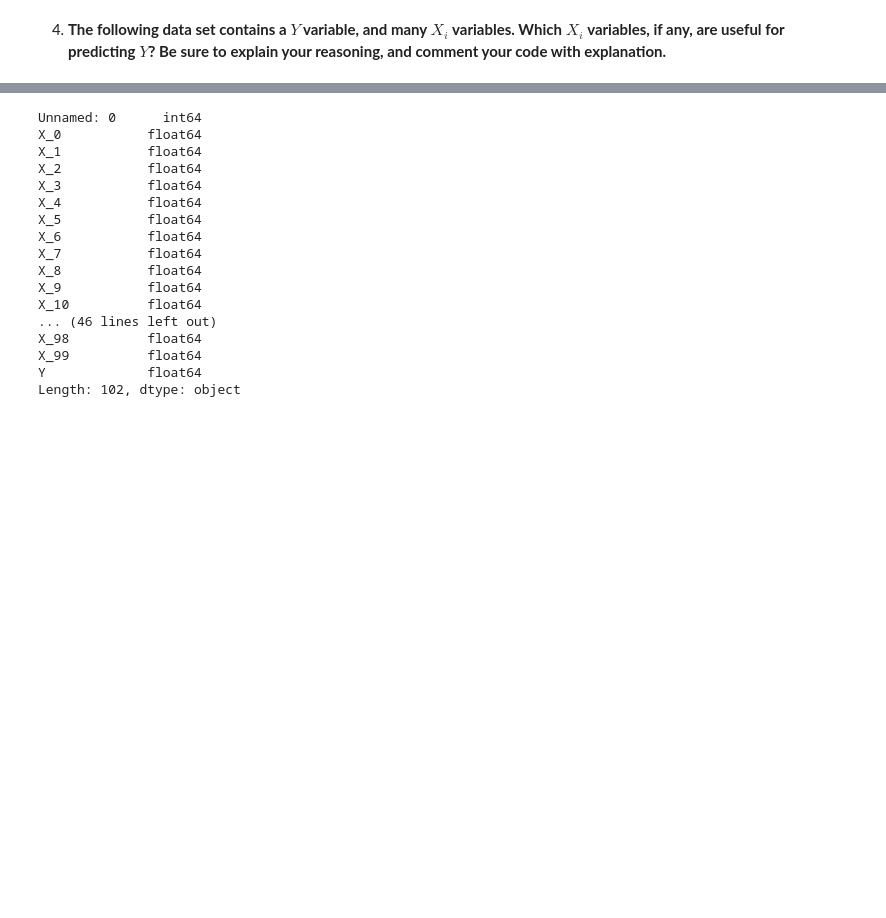
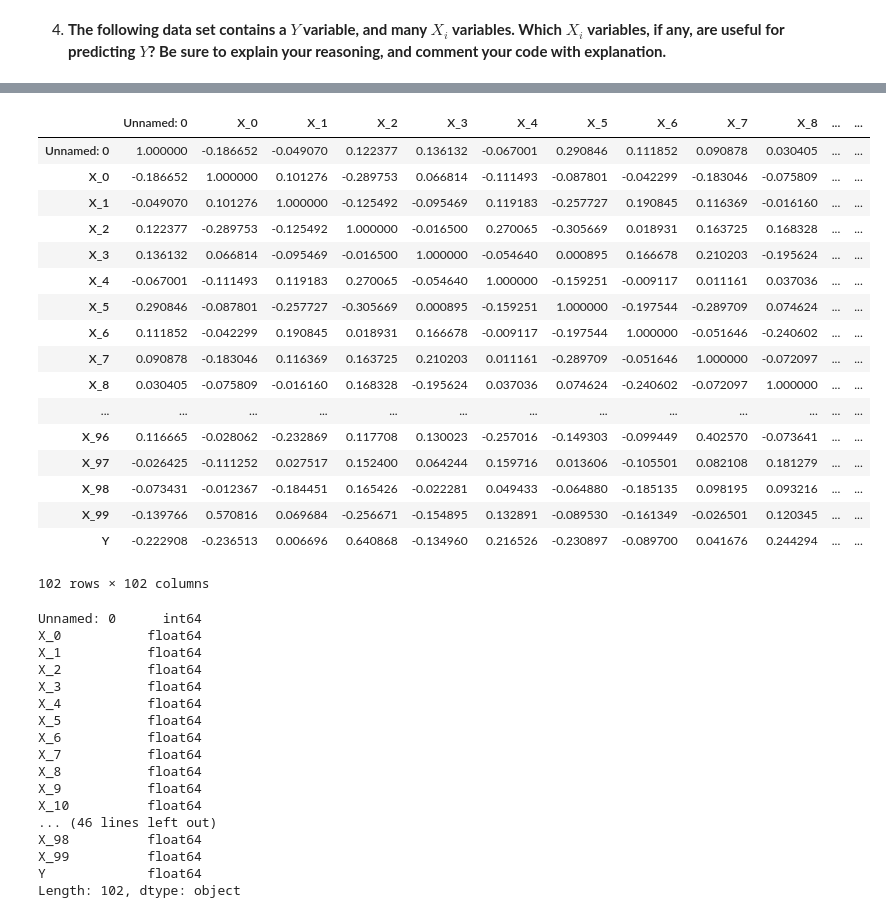
Before and after one commit to akshithrk/dabble, a Jupyter notebook: Barclays/Data.ipynb, the cells around one changed output, grey strips where cells are left out. Cells and saved outputs as stored; diff of their text form; code cells hidden in the pictures; blank space fills up the shorter version.

Commit message:
pearson's correlation for feature selection

```diff
--- a/Barclays/Data.ipynb
+++ b/Barclays/Data.ipynb
@@ -112,3 +120,24 @@ df = pd.read_csv('data.csv')
+# %%
+df.corr(method='pearson')
+# %% [output]
+|  | Unnamed: 0 | X_0 | X_1 | X_2 | X_3 | X_4 | X_5 | X_6 | X_7 | X_8 | ... | ... |
+| Unnamed: 0 | 1.000000 | -0.186652 | -0.049070 | 0.122377 | 0.136132 | -0.067001 | 0.290846 | 0.111852 | 0.090878 | 0.030405 | ... | ... |
+| X_0 | -0.186652 | 1.000000 | 0.101276 | -0.289753 | 0.066814 | -0.111493 | -0.087801 | -0.042299 | -0.183046 | -0.075809 | ... | ... |
+| X_1 | -0.049070 | 0.101276 | 1.000000 | -0.125492 | -0.095469 | 0.119183 | -0.257727 | 0.190845 | 0.116369 | -0.016160 | ... | ... |
+| X_2 | 0.122377 | -0.289753 | -0.125492 | 1.000000 | -0.016500 | 0.270065 | -0.305669 | 0.018931 | 0.163725 | 0.168328 | ... | ... |
+| X_3 | 0.136132 | 0.066814 | -0.095469 | -0.016500 | 1.000000 | -0.054640 | 0.000895 | 0.166678 | 0.210203 | -0.195624 | ... | ... |
+| X_4 | -0.067001 | -0.111493 | 0.119183 | 0.270065 | -0.054640 | 1.000000 | -0.159251 | -0.009117 | 0.011161 | 0.037036 | ... | ... |
+| X_5 | 0.290846 | -0.087801 | -0.257727 | -0.305669 | 0.000895 | -0.159251 | 1.000000 | -0.197544 | -0.289709 | 0.074624 | ... | ... |
+| X_6 | 0.111852 | -0.042299 | 0.190845 | 0.018931 | 0.166678 | -0.009117 | -0.197544 | 1.000000 | -0.051646 | -0.240602 | ... | ... |
+| X_7 | 0.090878 | -0.183046 | 0.116369 | 0.163725 | 0.210203 | 0.011161 | -0.289709 | -0.051646 | 1.000000 | -0.072097 | ... | ... |
+| X_8 | 0.030405 | -0.075809 | -0.016160 | 0.168328 | -0.195624 | 0.037036 | 0.074624 | -0.240602 | -0.072097 | 1.000000 | ... | ... |
+| ... | ... | ... | ... | ... | ... | ... | ... | ... | ... | ... | ... | ... |
+| X_96 | 0.116665 | -0.028062 | -0.232869 | 0.117708 | 0.130023 | -0.257016 | -0.149303 | -0.099449 | 0.402570 | -0.073641 | ... | ... |
+| X_97 | -0.026425 | -0.111252 | 0.027517 | 0.152400 | 0.064244 | 0.159716 | 0.013606 | -0.105501 | 0.082108 | 0.181279 | ... | ... |
+| X_98 | -0.073431 | -0.012367 | -0.184451 | 0.165426 | -0.022281 | 0.049433 | -0.064880 | -0.185135 | 0.098195 | 0.093216 | ... | ... |
+| X_99 | -0.139766 | 0.570816 | 0.069684 | -0.256671 | -0.154895 | 0.132891 | -0.089530 | -0.161349 | -0.026501 | 0.120345 | ... | ... |
+| Y | -0.222908 | -0.236513 | 0.006696 | 0.640868 | -0.134960 | 0.216526 | -0.230897 | -0.089700 | 0.041676 | 0.244294 | ... | ... |
+102 rows × 102 columns
 # %%
 df.dtypes
 # %% [output]
```
Also changed, not shown: parts of 1 cell of this notebook.
